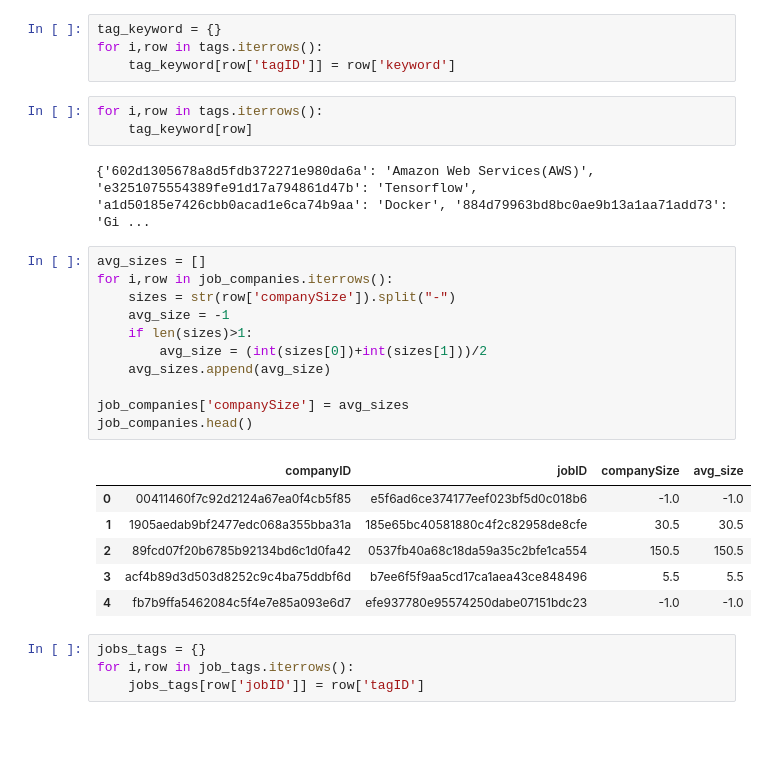
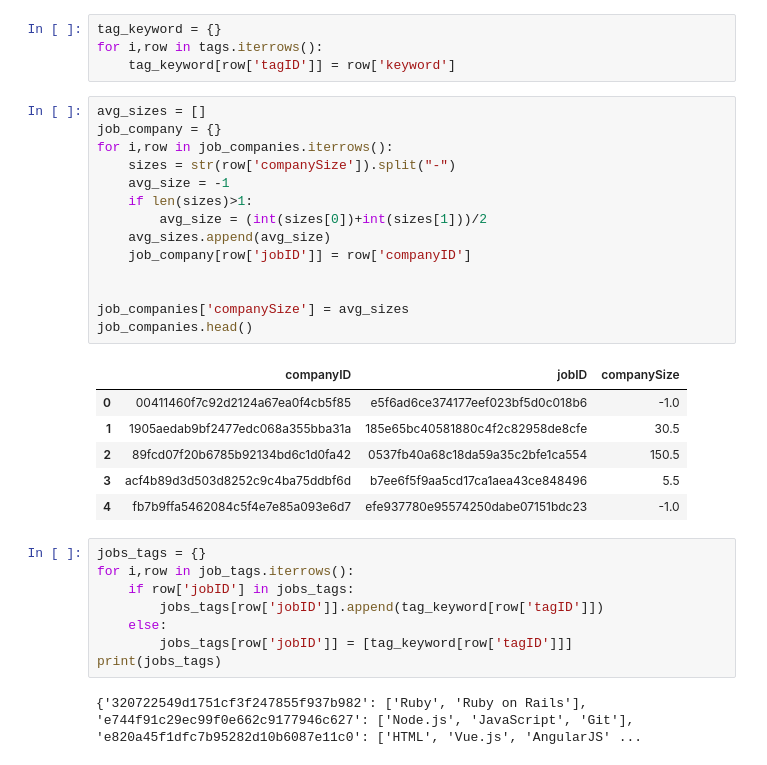
Before and after one commit to JeonghwanLee1/job_recommendation_AI, a Jupyter notebook: data_analysis.ipynb, the cells around one changed output. Saved outputs shown, nothing was run; the diff lists cells and outputs as text; blank space fills up the shorter version.

```diff
--- a/data_analysis.ipynb
+++ b/data_analysis.ipynb
@@ -55,33 +10,37 @@ user_tags.head()
 tag_keyword = {}
 for i,row in tags.iterrows():
     tag_keyword[row['tagID']] = row['keyword']
-# %%
-for i,row in tags.iterrows():
-    tag_keyword[row]
-# %% [output]
-{'602d1305678a8d5fdb372271e980da6a': 'Amazon Web Services(AWS)', 'e3251075554389fe91d17a794861d47b': 'Tensorflow', 'a1d50185e7426cbb0acad1e6ca74b9aa': 'Docker', '884d79963bd8bc0ae9b13a1aa71add73': 'Gi ...
 # %%
 avg_sizes = []
+job_company = {}
 for i,row in job_companies.iterrows():
     sizes = str(row['companySize']).split("-")
     avg_size = -1
     if len(sizes)>1:
         avg_size = (int(sizes[0])+int(sizes[1]))/2
     avg_sizes.append(avg_size)
+    job_company[row['jobID']] = row['companyID']
+
 
 job_companies['companySize'] = avg_sizes
 job_companies.head()
 # %% [output]
-|  | companyID | jobID | companySize | avg_size |
-| 0 | 00411460f7c92d2124a67ea0f4cb5f85 | e5f6ad6ce374177eef023bf5d0c018b6 | -1.0 | -1.0 |
-| 1 | 1905aedab9bf2477edc068a355bba31a | 185e65bc40581880c4f2c82958de8cfe | 30.5 | 30.5 |
-| 2 | 89fcd07f20b6785b92134bd6c1d0fa42 | 0537fb40a68c18da59a35c2bfe1ca554 | 150.5 | 150.5 |
-| 3 | acf4b89d3d503d8252c9c4ba75ddbf6d | b7ee6f5f9aa5cd17ca1aea43ce848496 | 5.5 | 5.5 |
-| 4 | fb7b9ffa5462084c5f4e7e85a093e6d7 | efe937780e95574250dabe07151bdc23 | -1.0 | -1.0 |
+|  | companyID | jobID | companySize |
+| 0 | 00411460f7c92d2124a67ea0f4cb5f85 | e5f6ad6ce374177eef023bf5d0c018b6 | -1.0 |
+| 1 | 1905aedab9bf2477edc068a355bba31a | 185e65bc40581880c4f2c82958de8cfe | 30.5 |
+| 2 | 89fcd07f20b6785b92134bd6c1d0fa42 | 0537fb40a68c18da59a35c2bfe1ca554 | 150.5 |
+| 3 | acf4b89d3d503d8252c9c4ba75ddbf6d | b7ee6f5f9aa5cd17ca1aea43ce848496 | 5.5 |
+| 4 | fb7b9ffa5462084c5f4e7e85a093e6d7 | efe937780e95574250dabe07151bdc23 | -1.0 |
 # %%
 jobs_tags = {}
 for i,row in job_tags.iterrows():
-    jobs_tags[row['jobID']] = row['tagID']
+    if row['jobID'] in jobs_tags:
+        jobs_tags[row['jobID']].append(tag_keyword[row['tagID']])
+    else:
+        jobs_tags[row['jobID']] = [tag_keyword[row['tagID']]]
+print(jobs_tags)
+# %% [output]
+{'320722549d1751cf3f247855f937b982': ['Ruby', 'Ruby on Rails'], 'e744f91c29ec99f0e662c9177946c627': ['Node.js', 'JavaScript', 'Git'], 'e820a45f1dfc7b95282d10b6087e11c0': ['HTML', 'Vue.js', 'AngularJS' ...
 # %%
 size_tech = {'none':{}, 'small':{},'medium':{},'big':{}}    #Nan, 0~10, 11~100, 100~
 size_class = []
```
Also changed, not shown: parts of 17 cells of this notebook, 1 other file.
